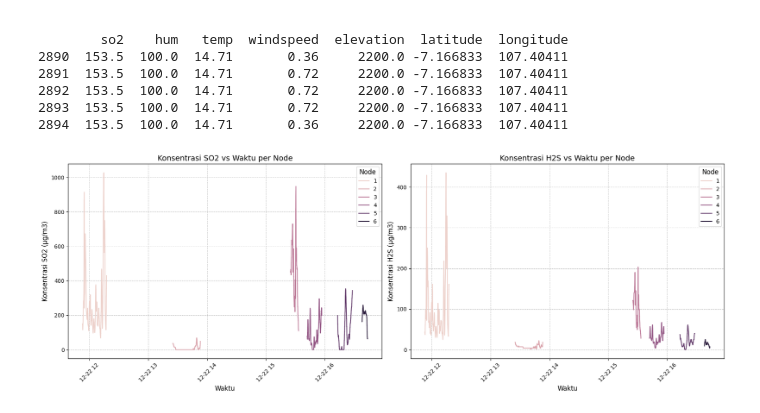
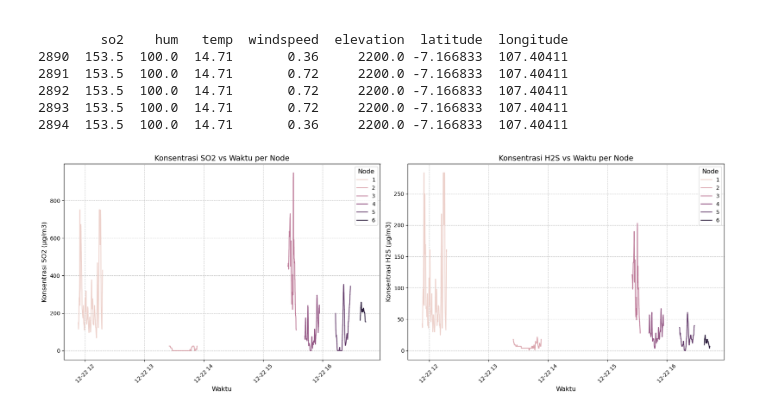
Before and after one commit to adithyarhm/proyek-akhir-d3tk-mlflow, a Jupyter notebook: notebooks/03_preprocessing.ipynb, the cells around one changed output. Drawn from its saved outputs; the diff is of its cells as text; code cells hidden in the pictures.

```diff
--- a/notebooks/03_preprocessing.ipynb
+++ b/notebooks/03_preprocessing.ipynb
@@ -9,3 +8,8 @@ df = pd.read_csv("node_combined.csv")
+# %%
+project_root = Path().resolve().parent
+
+df = pd.read_csv(project_root / 'data' / 'raw' / 'node_combined.csv')
+df['datetime'] = pd.to_datetime(df['datetime'])
 # %%
 ## pisahin node menjadi per df
 
@@ -227,29 +231,29 @@ df_combined_final.to_csv('node_combined_final.csv', index=False)
 # %%
 # Create subplots for better separation and scientific clarity
 fig, axes = plt.subplots(1, 2, figsize=(18, 7), sharex=True, sharey=False)
 
-df_combined_final = pd.read_csv('node_combined.csv')
+df_combined_final = pd.read_csv(project_root / 'data' / 'processed' / 'node_combined_preprocess.csv')
 df_combined_final['datetime'] = pd.to_datetime(df_combined_final['datetime'])
 
 # plot SO2
 sns.lineplot(data=df_combined_final, x="datetime", y="so2", hue="node", ax=axes[0])
 axes[0].set_title("Konsentrasi SO2 vs Waktu per Node", fontsize=14)
 axes[0].set_xlabel("Waktu", fontsize=12)
 axes[0].set_ylabel("Konsentrasi SO2 (μg/m3)", fontsize=12)
 axes[0].legend(title="Node", fontsize=10, title_fontsize=12)
 axes[0].tick_params(axis='x', rotation=45)
 axes[0].grid(True, linestyle='--', alpha=0.7)
 
 # plot H2S
 sns.lineplot(data=df_combined_final, x="datetime", y="h2s", hue="node", ax=axes[1])
 axes[1].set_title("Konsentrasi H2S vs Waktu per Node", fontsize=14)
 axes[1].set_xlabel("Waktu", fontsize=12)
 axes[1].set_ylabel("Konsentrasi H2S (μg/m3)", fontsize=12)
 axes[1].legend(title="Node", fontsize=10, title_fontsize=12)
 axes[1].tick_params(axis='x', rotation=45)
 axes[1].grid(True, linestyle='--', alpha=0.7)
 
 plt.tight_layout(rect=[0, 0.03, 1, 0.95])
 plt.show()
 # %% [output]
-[figure, old version]
+[figure, new version]
```
Also changed, not shown: parts of 3 cells of this notebook, 26 other files.
